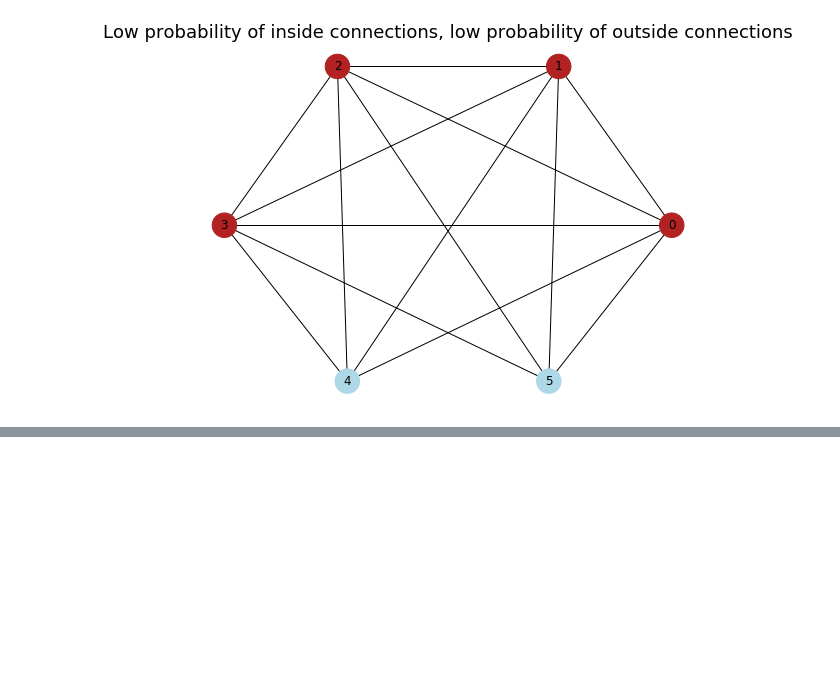
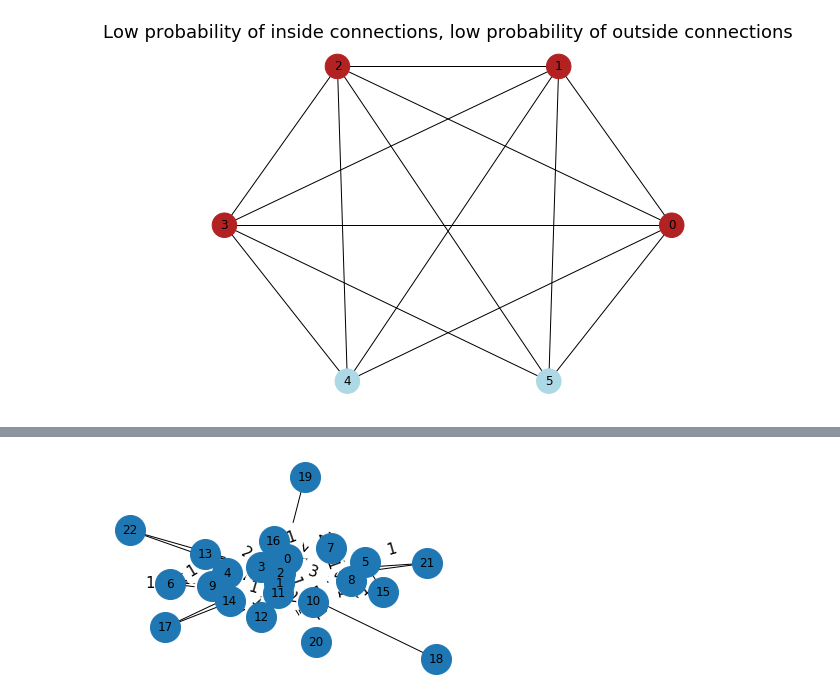
Before and after one commit to domonkoshaffner/network_visualisation, a Jupyter notebook: main_project_network.ipynb, the cells around one changed output, grey strips where cells are left out. Cells and saved outputs as stored; diff of their text form; code cells hidden in the pictures; blank space fills up the shorter version.

```diff
--- a/main_project_network.ipynb
+++ b/main_project_network.ipynb
@@ -923,0 +1050,14 @@ nx.write_edgelist(g, "edge_list.txt", data=False)
+# %%
+# Creating the new, reduced graph for the stochastic block model
+
+proteins_reduced_graph = nx.Graph()
+
+# Adding the nodes
+
+for i in range(0,len(protein_reduced_nodes)):
+    proteins_reduced_graph.add_node(protein_reduced_nodes[i])
+
+# Adding the weights
+
+for i in range(0,len(protein_node1_new_temp)):
+    proteins_reduced_graph.add_edge(protein_node1_new_temp[i], protein_node2_new_temp[i])
@@ -923,0 +1080,30 @@ nx.write_edgelist(g, "edge_list.txt", data=False)
+# %%
+# Creating the reduced network
+
+H = nx.quotient_graph(proteins_reduced_graph, proteins_partitions, relabel=True)
+
+# Creating the colour groups
+
+#colour_groups = ['firebrick', 'lightblue']
+
+# Creating the weights as labels
+
+labels = nx.get_edge_attributes(H,'weight')
+#labels = 'weight = ' + str(labels)
+
+# Creating the positions
+
+pos = nx.spring_layout(H)
+# %%
+# Plotting the new network
+
+plt.figure(figsize = (5,3))
+nx.draw(H, with_labels=True, node_size=900)
+nx.draw_networkx_edge_labels(H, edge_labels=labels, pos = pos, font_size = 15)
+
+#plt.title('The weighted edges amongst the communities')
+#plt.savefig('block_bigger_weights.jpg', dpi = 400, bbox_inches = 'tight')
+
+plt.show()
+# %% [output]
+[figure, added]
```
Also changed, not shown: parts of 25 cells of this notebook.
